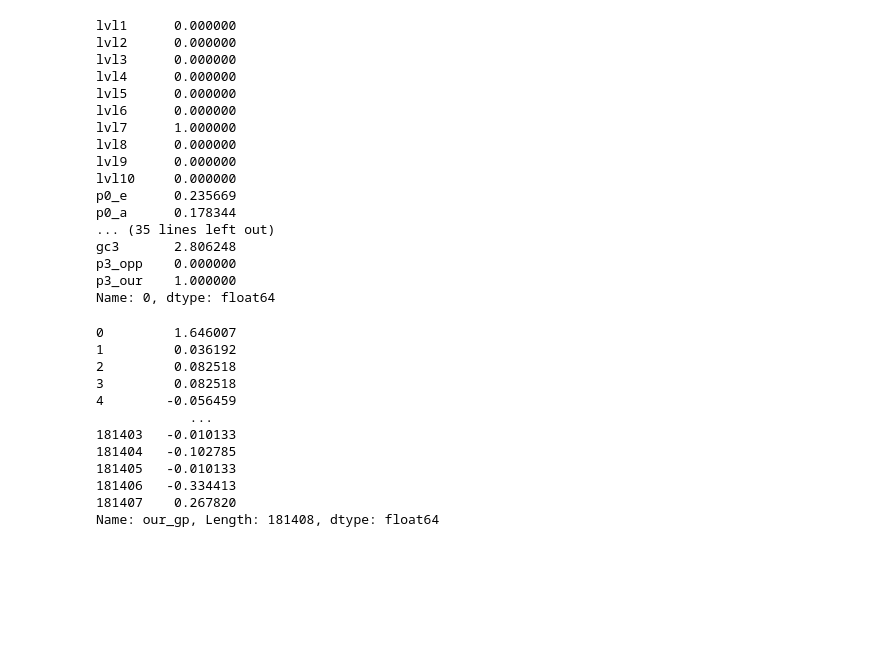
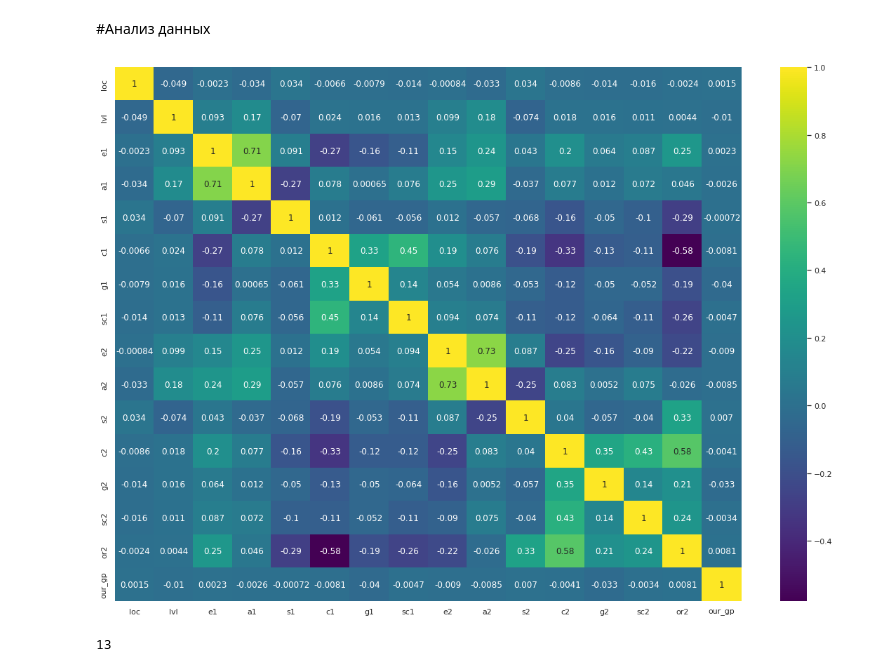
Before and after one commit to oQaris/QLab, a Jupyter notebook: ml/QLab.ipynb, the cells around one changed output. Saved outputs shown, nothing was run; the diff lists cells and outputs as text; code cells hidden in the pictures; blank space fills up the shorter version.

```diff
--- a/ml/QLab.ipynb
+++ b/ml/QLab.ipynb
@@ -19,4 +29,3 @@ from IPython.display import clear_output
 # %%
-x = pd.read_csv("C:/Users/oQaris/Desktop/QLab/trainData/all.csv")
-y = x['our_gp']
-del x['our_gp']
+data = pd.read_csv('/content/drive/MyDrive/Colab Notebooks/trainData/11newer.csv')
+data
@@ -22,0 +51,10 @@ del x['our_gp']
+# %% [markdown]
+#Анализ данных
+# %%
+data = data.drop('or1', axis=1)
+corr = data.corr()
+sns.set(rc={'figure.figsize': (20, 14)})
+sns.heatmap(corr, cmap='viridis', annot=True)
+plt.show()
+# %% [output]
+[figure, added]
@@ -23,35 +63,8 @@ del x['our_gp']
 # %%
-x.loc[0]
+end_col = data.shape[1] - 1
+x = data.drop('our_gp', axis=1)
+y = data['our_gp']
-# %% [output]
-lvl1      0.000000
-lvl2      0.000000
-lvl3      0.000000
-lvl4      0.000000
-lvl5      0.000000
-lvl6      0.000000
-lvl7      1.000000
-lvl8      0.000000
-lvl9      0.000000
-lvl10     0.000000
-p0_e      0.235669
-p0_a      0.178344
-... (35 lines left out)
-gc3       2.806248
-p3_opp    0.000000
-p3_our    1.000000
-Name: 0, dtype: float64
-# %%
-y
-# %% [output]
-0         1.646007
-1         0.036192
-2         0.082518
-3         0.082518
-4        -0.056459
-            ...
-181403   -0.010133
-181404   -0.102785
-181405   -0.010133
-181406   -0.334413
-181407    0.267820
-Name: our_gp, Length: 181408, dtype: float64
+# %%
+end_col
+# %% [output]
+13
```
Also changed, not shown: parts of 27 cells of this notebook, 2 other files.
